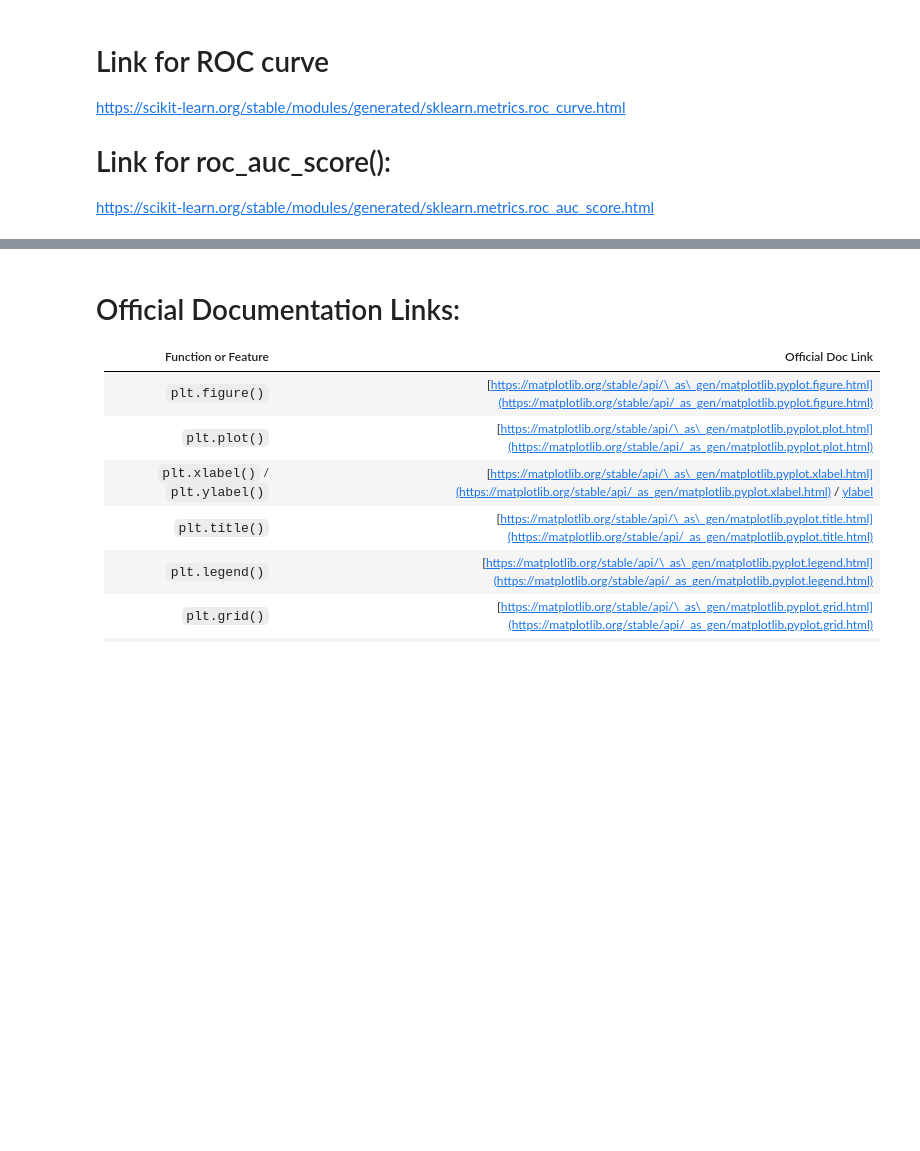
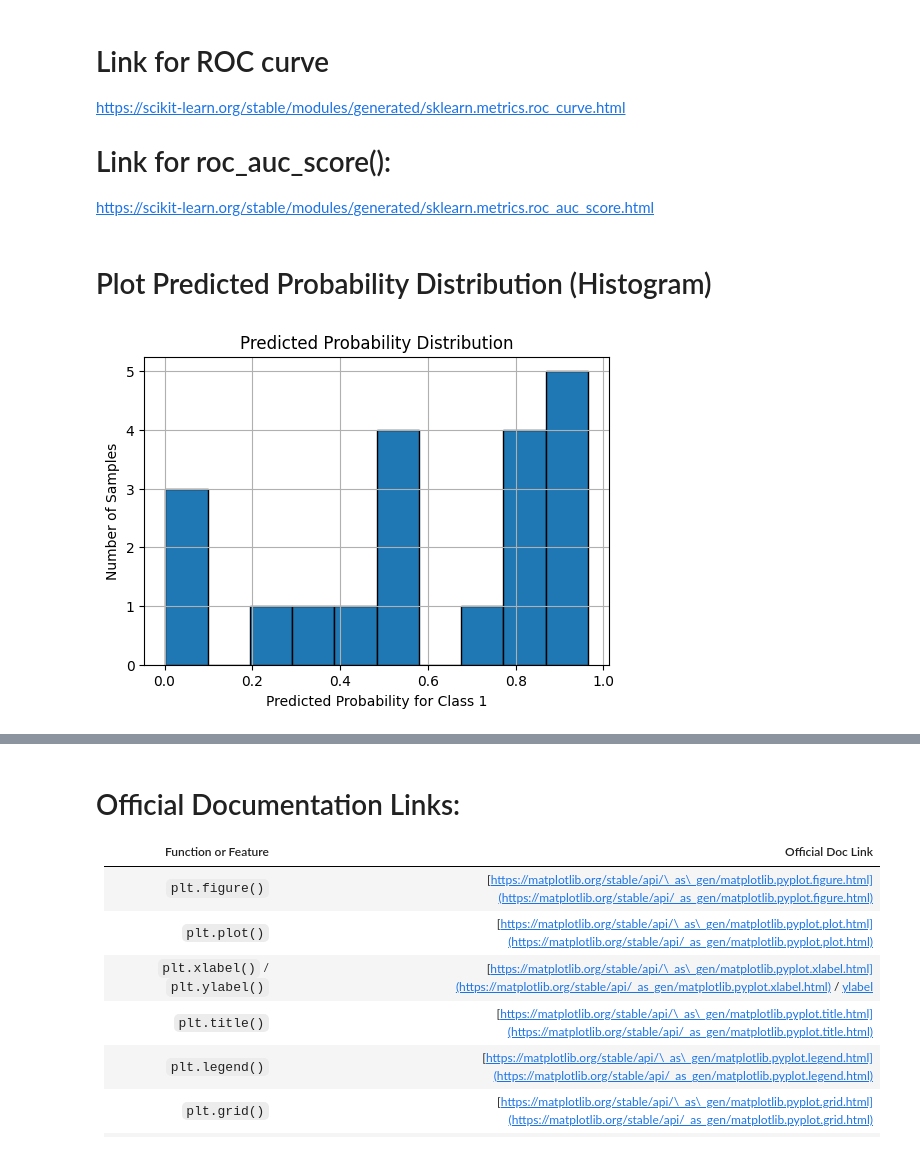
Before and after one commit to Tiwari666/ML_Classification_Starter, a Jupyter notebook: 01_simple_classification.ipynb, the cells around one changed output, grey strips where cells are left out. Drawn from its saved outputs; the diff is of its cells as text; code cells hidden in the pictures; blank space fills up the shorter version.

Commit message:
Added predicted probability histogram and updated evaluation metrics

```diff
--- a/01_simple_classification.ipynb
+++ b/01_simple_classification.ipynb
@@ -686,3 +686,21 @@ y_proba = model.predict_proba(X_test)[:, 1]
  # Link for roc_auc_score():
 
  https://scikit-learn.org/stable/modules/generated/sklearn.metrics.roc_auc_score.html
+# %% [markdown]
+#  Plot Predicted Probability Distribution (Histogram)
+# %%
+import matplotlib.pyplot as plt
+
+# Get predicted probabilities for class 1
+y_proba = model.predict_proba(X_test)[:, 1]
+
+# Plot histogram
+plt.figure(figsize=(6, 4))
+plt.hist(y_proba, bins=10, edgecolor='black')
+plt.title("Predicted Probability Distribution")
+plt.xlabel("Predicted Probability for Class 1")
+plt.ylabel("Number of Samples")
+plt.grid(True)
+plt.show()
+# %% [output]
+[figure, added]
```
Also changed, not shown: parts of 3 cells of this notebook.
